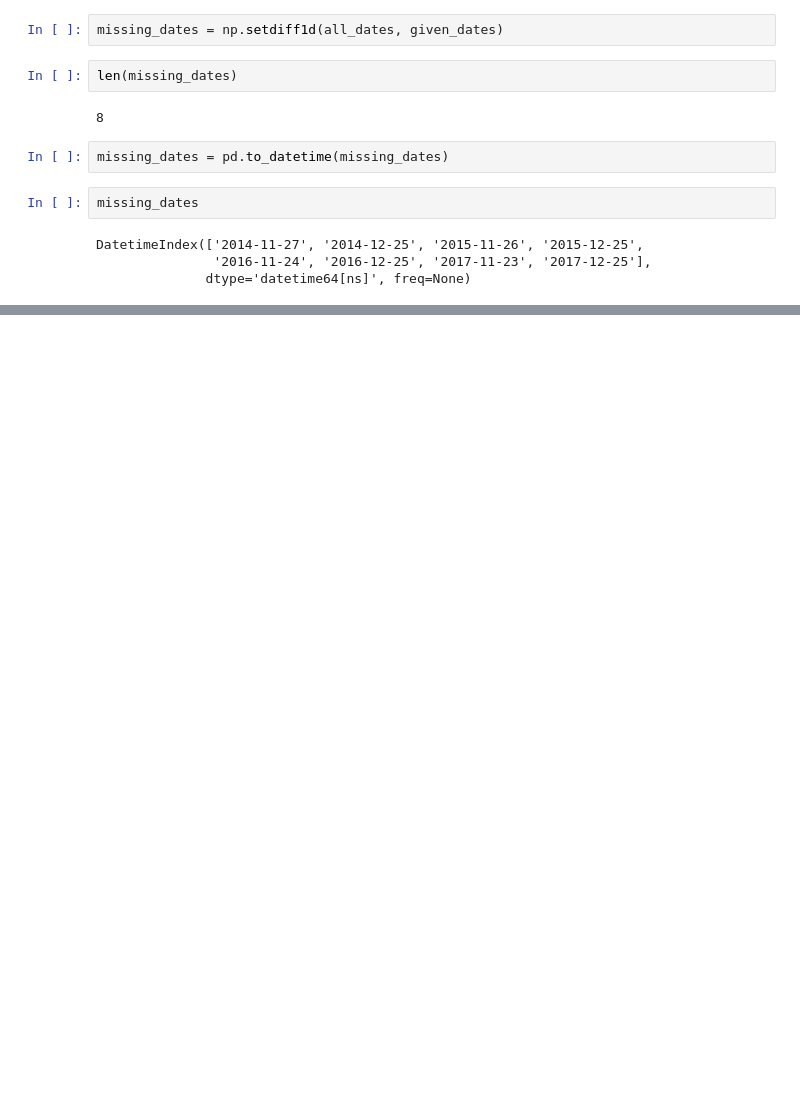
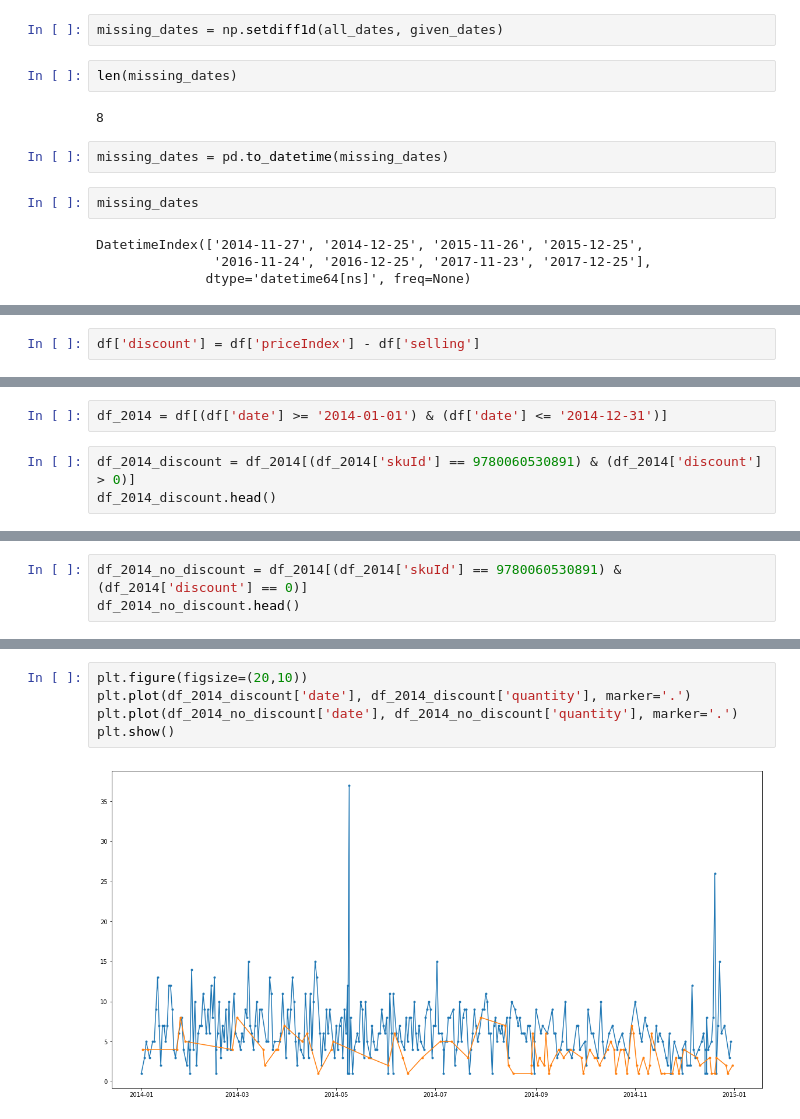
Before and after one commit to nsudhanva/target-hr-hackathon, a Jupyter notebook: main/trial.ipynb, the cells around one changed output, grey strips where cells are left out. Saved outputs shown, nothing was run; the diff lists cells and outputs as text; blank space fills up the shorter version.

Commit message:
Do discount works

```diff
--- a/main/trial.ipynb
+++ b/main/trial.ipynb
@@ -132,0 +136,2 @@ DatetimeIndex(['2014-11-27', '2014-12-25', '2015-11-26', '2015-12-25',
+# %%
+df['discount'] = df['priceIndex'] - df['selling']
@@ -132,0 +147,5 @@ DatetimeIndex(['2014-11-27', '2014-12-25', '2015-11-26', '2015-12-25',
+# %%
+df_2014 = df[(df['date'] >= '2014-01-01') & (df['date'] <= '2014-12-31')]
+# %%
+df_2014_discount = df_2014[(df_2014['skuId'] == 9780060530891) & (df_2014['discount'] > 0)]
+df_2014_discount.head()
@@ -132,0 +159,3 @@ DatetimeIndex(['2014-11-27', '2014-12-25', '2015-11-26', '2015-12-25',
+# %%
+df_2014_no_discount = df_2014[(df_2014['skuId'] == 9780060530891) & (df_2014['discount'] == 0)]
+df_2014_no_discount.head()
@@ -132,0 +169,7 @@ DatetimeIndex(['2014-11-27', '2014-12-25', '2015-11-26', '2015-12-25',
+# %%
+plt.figure(figsize=(20,10))
+plt.plot(df_2014_discount['date'], df_2014_discount['quantity'], marker='.')
+plt.plot(df_2014_no_discount['date'], df_2014_no_discount['quantity'], marker='.')
+plt.show()
+# %% [output]
+[figure, added]
```
Also changed, not shown: parts of 6 cells of this notebook.
